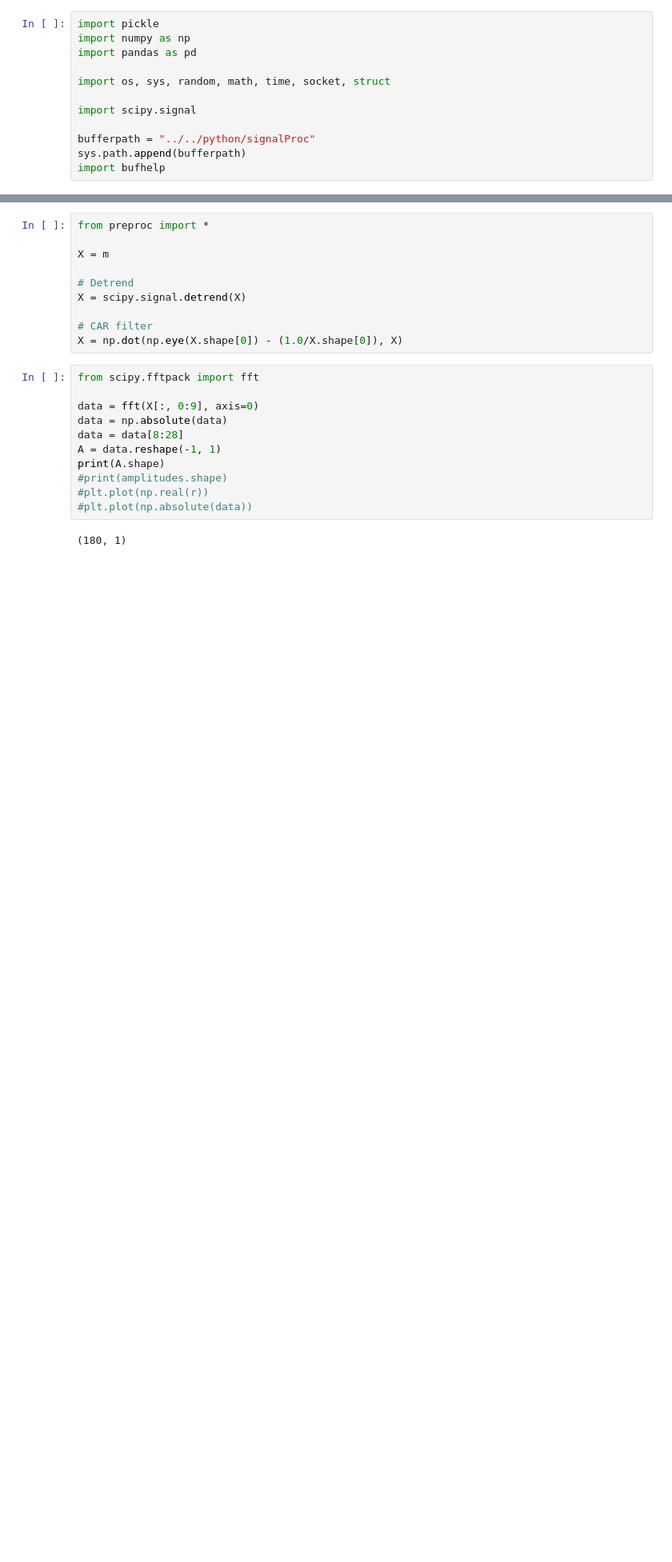
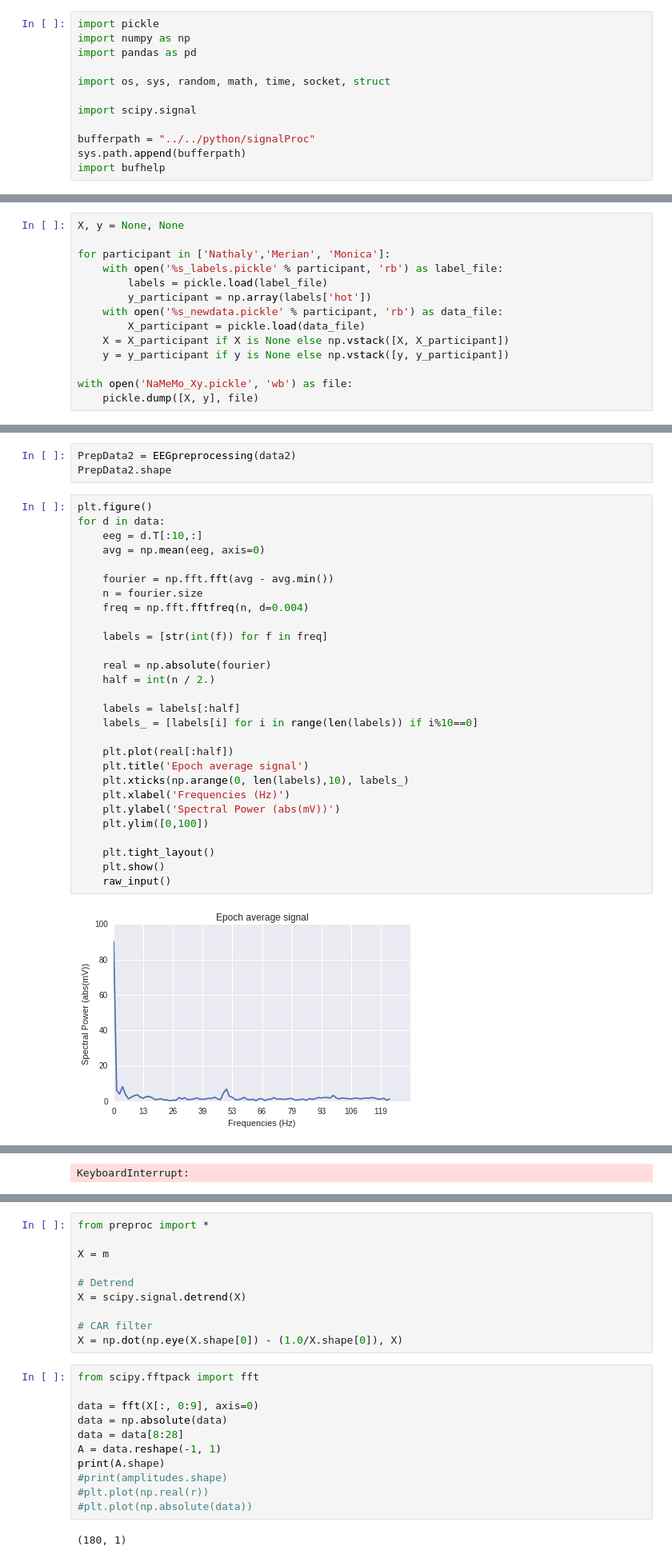
Before and after one commit to kevin91nl/brainhackers, a Jupyter notebook: Testing.ipynb, the cells around one changed output, grey strips where cells are left out. Shown: that part at 80% size. Saved outputs shown, nothing was run; the diff lists cells and outputs as text; blank space fills up the shorter version.

```diff
--- a/Testing.ipynb
+++ b/Testing.ipynb
@@ -61,0 +178,14 @@ def epoch2vector(epoch):
+# %%
+X, y = None, None
+
+for participant in ['Nathaly','Merian', 'Monica']:
+    with open('%s_labels.pickle' % participant, 'rb') as label_file:
+        labels = pickle.load(label_file)
+        y_participant = np.array(labels['hot'])
+    with open('%s_newdata.pickle' % participant, 'rb') as data_file:
+        X_participant = pickle.load(data_file)
+    X = X_participant if X is None else np.vstack([X, X_participant])
+    y = y_participant if y is None else np.vstack([y, y_participant])
+
+with open('NaMeMo_Xy.pickle', 'wb') as file:
+    pickle.dump([X, y], file)
@@ -61,0 +202,33 @@ def epoch2vector(epoch):
+# %%
+PrepData2 = EEGpreprocessing(data2)
+PrepData2.shape
+# %%
+plt.figure()
+for d in data:
+    eeg = d.T[:10,:]
+    avg = np.mean(eeg, axis=0)
+
+    fourier = np.fft.fft(avg - avg.min())
+    n = fourier.size
+    freq = np.fft.fftfreq(n, d=0.004)
+
+    labels = [str(int(f)) for f in freq]
+
+    real = np.absolute(fourier)
+    half = int(n / 2.)
+
+    labels = labels[:half]
+    labels_ = [labels[i] for i in range(len(labels)) if i%10==0]
+
+    plt.plot(real[:half])
+    plt.title('Epoch average signal')
+    plt.xticks(np.arange(0, len(labels),10), labels_)
+    plt.xlabel('Frequencies (Hz)')
+    plt.ylabel('Spectral Power (abs(mV))')
+    plt.ylim([0,100])
+
+    plt.tight_layout()
+    plt.show()
+    raw_input()
+# %% [output]
+[figure, added]
@@ -61,0 +236 @@ def epoch2vector(epoch):
+KeyboardInterrupt:
```
Also changed, not shown: parts of 26 cells of this notebook, 5 other files.
